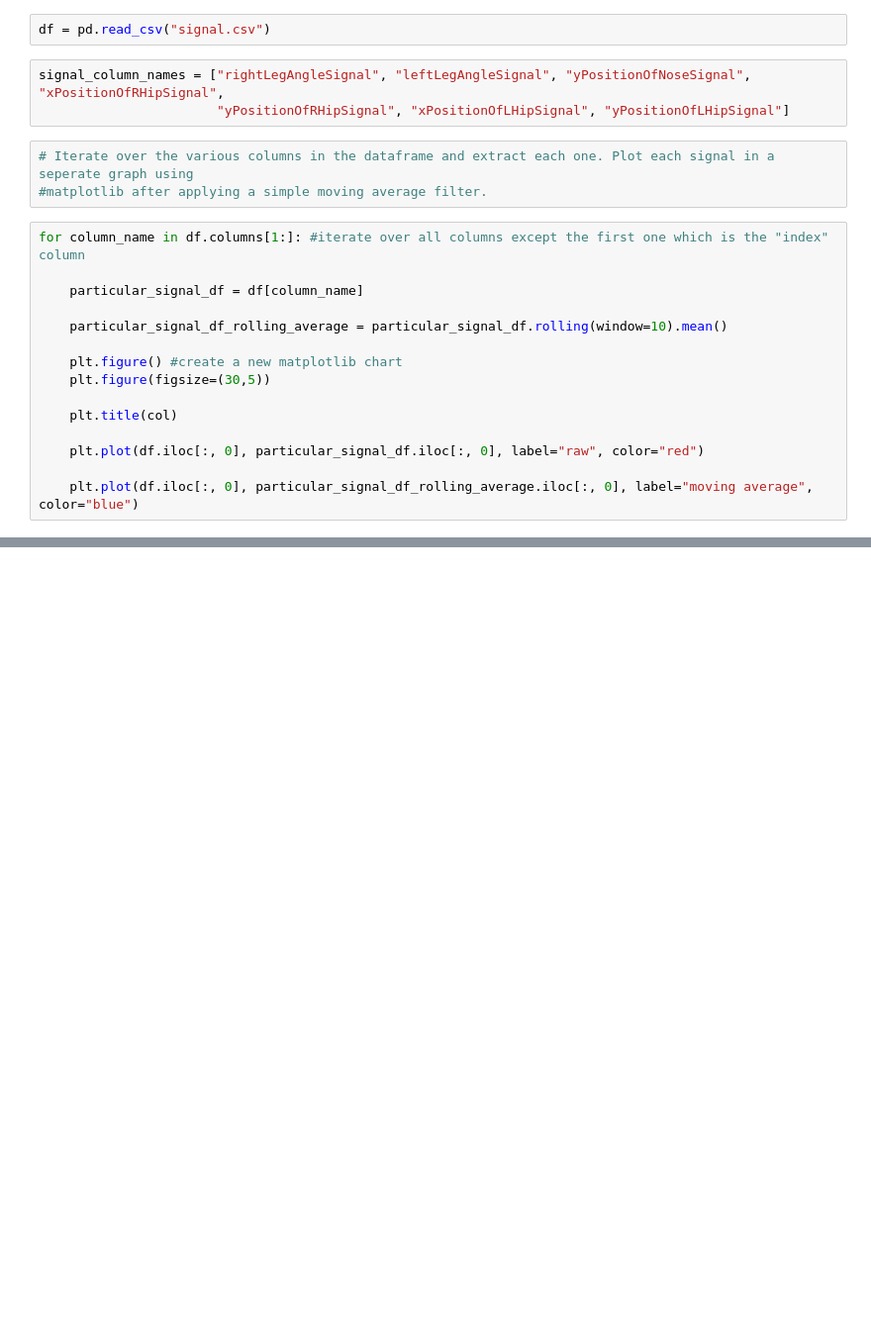
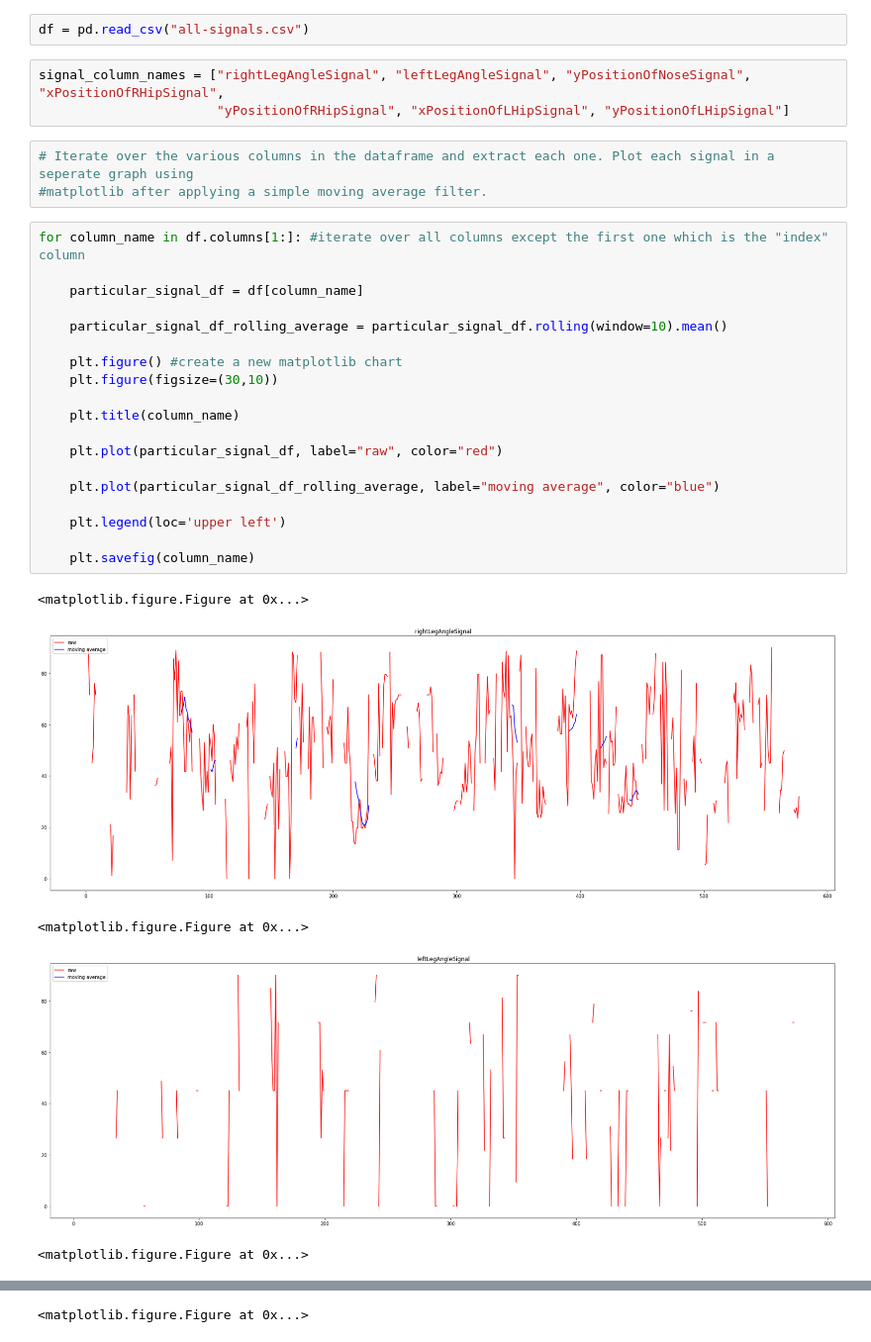
Before and after one commit to SreehariRamMohan/Sit-to-stand-Test, a Jupyter notebook: iOS Custom Peak Detection.ipynb, the cells around one changed output, grey strips where cells are left out. Shown: that part at 99% size. Drawn from its saved outputs; the diff is of its cells as text; blank space fills up the shorter version.

Commit message:
Adding visualizations of signal plots

```diff
--- a/iOS Custom Peak Detection.ipynb
+++ b/iOS Custom Peak Detection.ipynb
@@ -2,7 +2,7 @@
 import pandas as pd
 import matplotlib.pyplot as plt
 # %%
-df = pd.read_csv("signal.csv")
+df = pd.read_csv("all-signals.csv")
 # %%
 signal_column_names = ["rightLegAngleSignal", "leftLegAngleSignal", "yPositionOfNoseSignal", "xPositionOfRHipSignal",
                        "yPositionOfRHipSignal", "xPositionOfLHipSignal", "yPositionOfLHipSignal"]
@@ -12,15 +12,25 @@ signal_column_names = ["rightLegAngleSignal", "leftLegAngleSignal", "yPositionOf
 # %%
 for column_name in df.columns[1:]: #iterate over all columns except the first one which is the "index" column
 
     particular_signal_df = df[column_name]
 
     particular_signal_df_rolling_average = particular_signal_df.rolling(window=10).mean()
 
     plt.figure() #create a new matplotlib chart
-    plt.figure(figsize=(30,5))
+    plt.figure(figsize=(30,10))
 
-    plt.title(col)
+    plt.title(column_name)
 
-    plt.plot(df.iloc[:, 0], particular_signal_df.iloc[:, 0], label="raw", color="red")
+    plt.plot(particular_signal_df, label="raw", color="red")
 
-    plt.plot(df.iloc[:, 0], particular_signal_df_rolling_average.iloc[:, 0], label="moving average", color="blue")
+    plt.plot(particular_signal_df_rolling_average, label="moving average", color="blue")
+
+    plt.legend(loc='upper left')
+
+    plt.savefig(column_name)
+# %% [output]
+<matplotlib.figure.Figure at 0x...>
+[figure, added]
+<matplotlib.figure.Figure at 0x...>
+[figure, added]
+<matplotlib.figure.Figure at 0x...>
@@ -26,0 +38 @@ for column_name in df.columns[1:]: #iterate over all columns except the first on
+<matplotlib.figure.Figure at 0x...>
```
Also changed, not shown: parts of 3 cells of this notebook, 9 other files.
